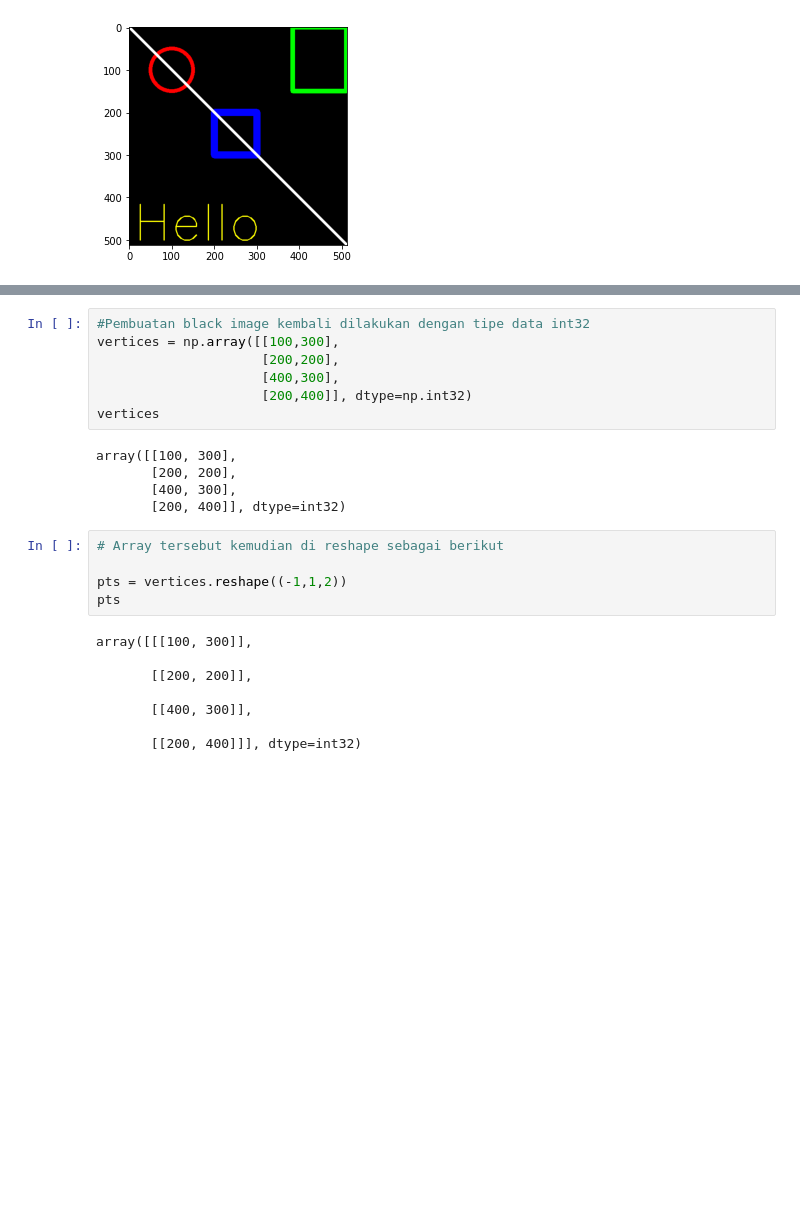
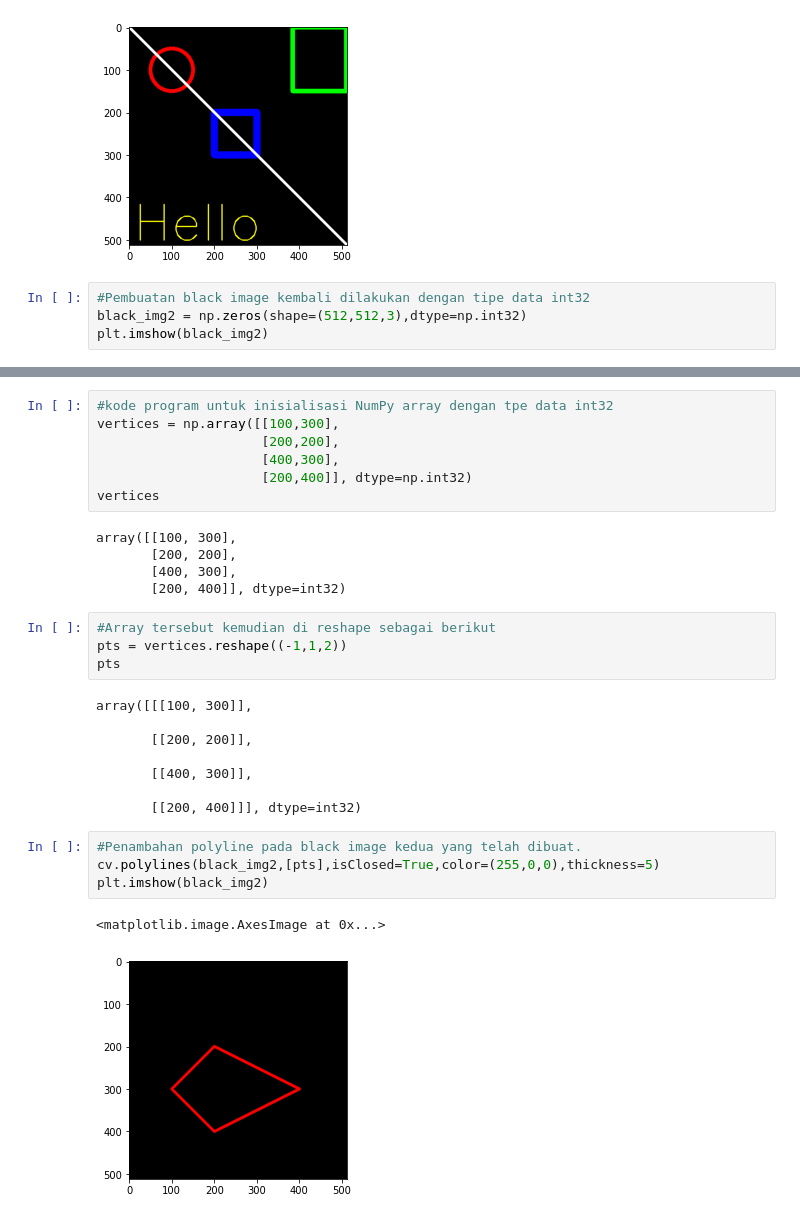
Before and after one commit to mmillania/PCVK_Genap_2021, a Jupyter notebook: Week2.ipynb, the cells around one changed output, grey strips where cells are left out. Saved outputs shown, nothing was run; the diff lists cells and outputs as text; blank space fills up the shorter version.

```diff
--- a/Week2.ipynb
+++ b/Week2.ipynb
@@ -122,3 +122,7 @@ plt.imshow(black_img)
 # %% [output]
 <matplotlib.image.AxesImage at 0x...>
 [figure]
+# %%
+#Pembuatan black image kembali dilakukan dengan tipe data int32
+black_img2 = np.zeros(shape=(512,512,3),dtype=np.int32)
+plt.imshow(black_img2)
@@ -125,5 +132,5 @@ plt.imshow(black_img)
 # %%
-#Pembuatan black image kembali dilakukan dengan tipe data int32
+#kode program untuk inisialisasi NumPy array dengan tpe data int32
 vertices = np.array([[100,300],
                      [200,200],
                      [400,300],
@@ -135,8 +142,7 @@ array([[100, 300],
        [400, 300],
        [200, 400]], dtype=int32)
 # %%
-# Array tersebut kemudian di reshape sebagai berikut
-
+#Array tersebut kemudian di reshape sebagai berikut
 pts = vertices.reshape((-1,1,2))
 pts
 # %% [output]
@@ -147,3 +153,10 @@ array([[[100, 300]],
        [[400, 300]],
 
        [[200, 400]]], dtype=int32)
+# %%
+#Penambahan polyline pada black image kedua yang telah dibuat.
+cv.polylines(black_img2,[pts],isClosed=True,color=(255,0,0),thickness=5)
+plt.imshow(black_img2)
+# %% [output]
+<matplotlib.image.AxesImage at 0x...>
+[figure, added]
```
Also changed, not shown: parts of 8 cells of this notebook.
